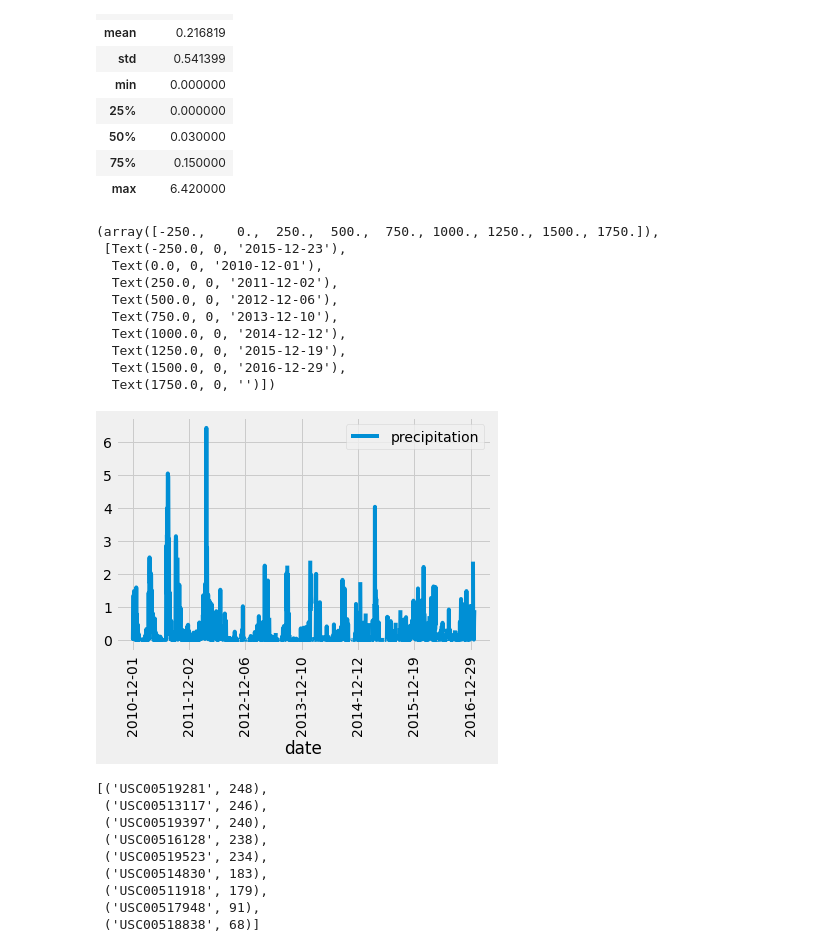
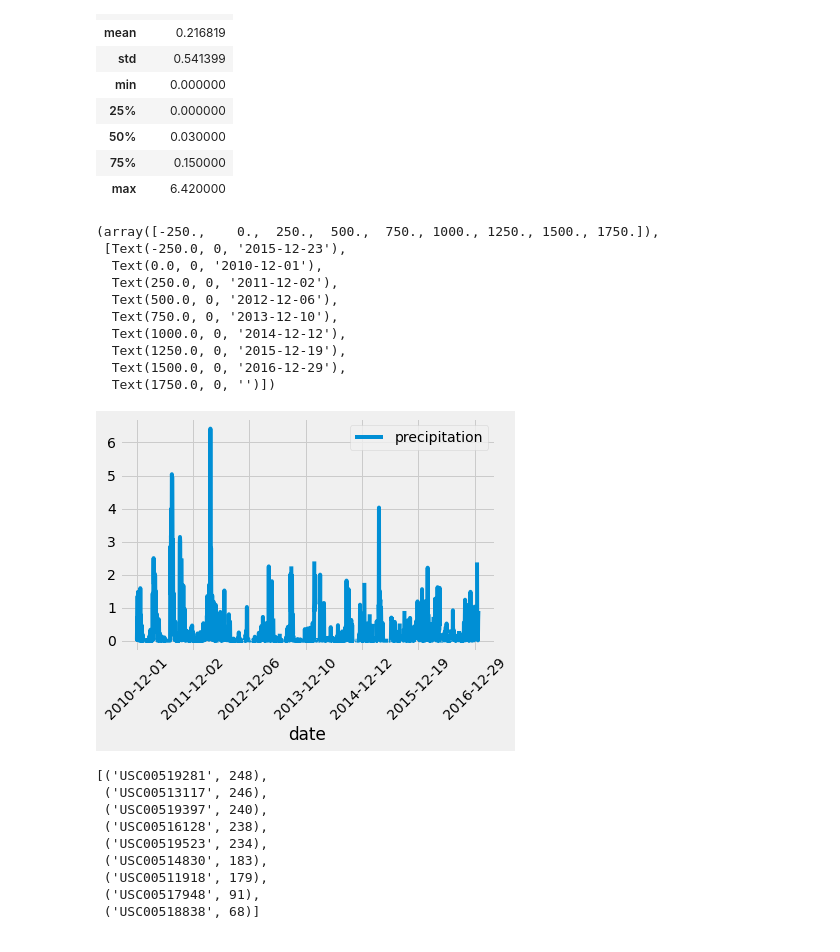
Before and after one commit to krmcclelland/surfs_up, a Jupyter notebook: SurfsUp_Challenge.ipynb, the cells around one changed output. Cells and saved outputs as stored; diff of their text form; code cells hidden in the pictures.

```diff
--- a/SurfsUp_Challenge.ipynb
+++ b/SurfsUp_Challenge.ipynb
@@ -233,19 +209,19 @@ Dec_prcp_df.describe()
 | max | 6.420000 |
 # %%
 Dec_prcp_df.plot()
-plt.xticks(rotation=90)
+plt.xticks(rotation=45)
 # %% [output]
 (array([-250.,    0.,  250.,  500.,  750., 1000., 1250., 1500., 1750.]),
  [Text(-250.0, 0, '2015-12-23'),
   Text(0.0, 0, '2010-12-01'),
   Text(250.0, 0, '2011-12-02'),
   Text(500.0, 0, '2012-12-06'),
   Text(750.0, 0, '2013-12-10'),
   Text(1000.0, 0, '2014-12-12'),
   Text(1250.0, 0, '2015-12-19'),
   Text(1500.0, 0, '2016-12-29'),
   Text(1750.0, 0, '')])
-[figure, old version]
+[figure, new version]
 # %%
 # List the stations and the counts in descending order for month of December
 session.query(Measurement.station, func.count(Measurement.station)).\
```
Also changed, not shown: parts of 4 cells of this notebook, 4 other files.
